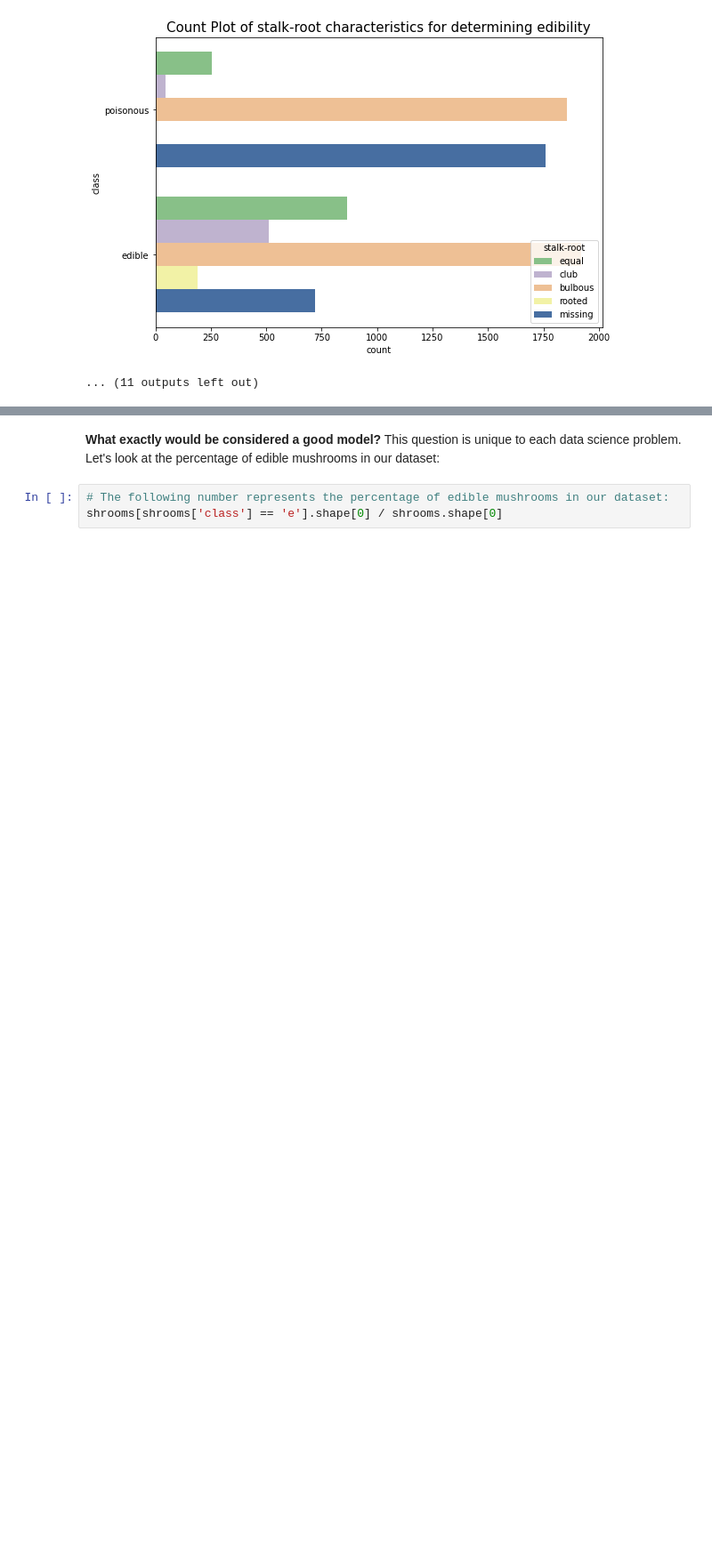
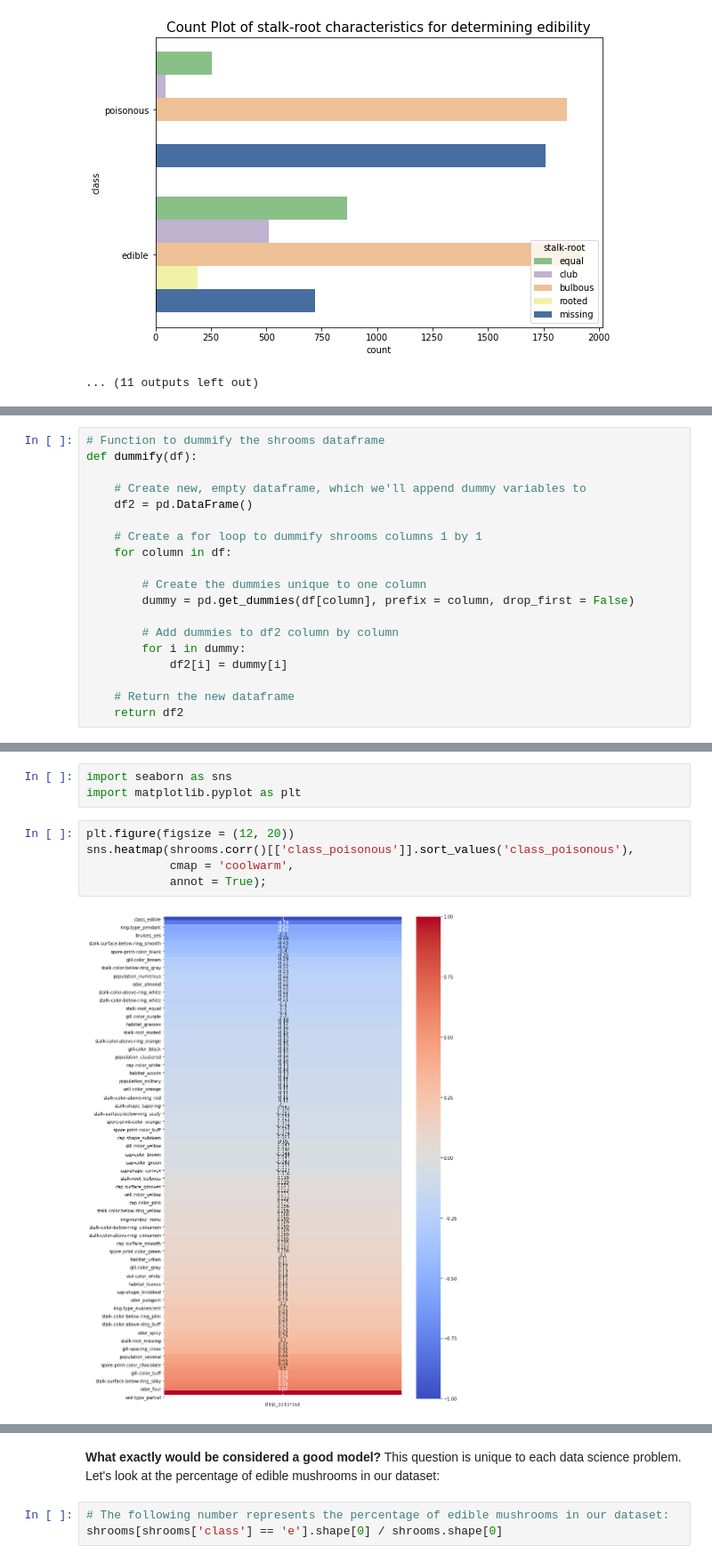
Before and after one commit to mike-laccavole/mushroom-classification, a Jupyter notebook: notebooks/Initial Cleaning, EDA, and Feature Engineering.ipynb, the cells around one changed output, grey strips where cells are left out. Shown at 89% size. Saved outputs shown, nothing was run; the diff lists cells and outputs as text; blank space fills up the shorter version.

```diff
--- a/notebooks/Initial Cleaning, EDA, and Feature Engineering.ipynb
+++ b/notebooks/Initial Cleaning, EDA, and Feature Engineering.ipynb
@@ -362,0 +419,19 @@ for column in shrooms:
+# %%
+# Function to dummify the shrooms dataframe
+def dummify(df):
+
+    # Create new, empty dataframe, which we'll append dummy variables to
+    df2 = pd.DataFrame()
+
+    # Create a for loop to dummify shrooms columns 1 by 1
+    for column in df:
+
+        # Create the dummies unique to one column
+        dummy = pd.get_dummies(df[column], prefix = column, drop_first = False)
+
+        # Add dummies to df2 column by column
+        for i in dummy:
+            df2[i] = dummy[i]
+
+    # Return the new dataframe
+    return df2
@@ -362,0 +517,10 @@ for column in shrooms:
+# %%
+import seaborn as sns
+import matplotlib.pyplot as plt
+# %%
+plt.figure(figsize = (12, 20))
+sns.heatmap(shrooms.corr()[['class_poisonous']].sort_values('class_poisonous'),
+            cmap = 'coolwarm',
+            annot = True);
+# %% [output]
+[figure, added]
```
Also changed, not shown: parts of 31 cells of this notebook.
